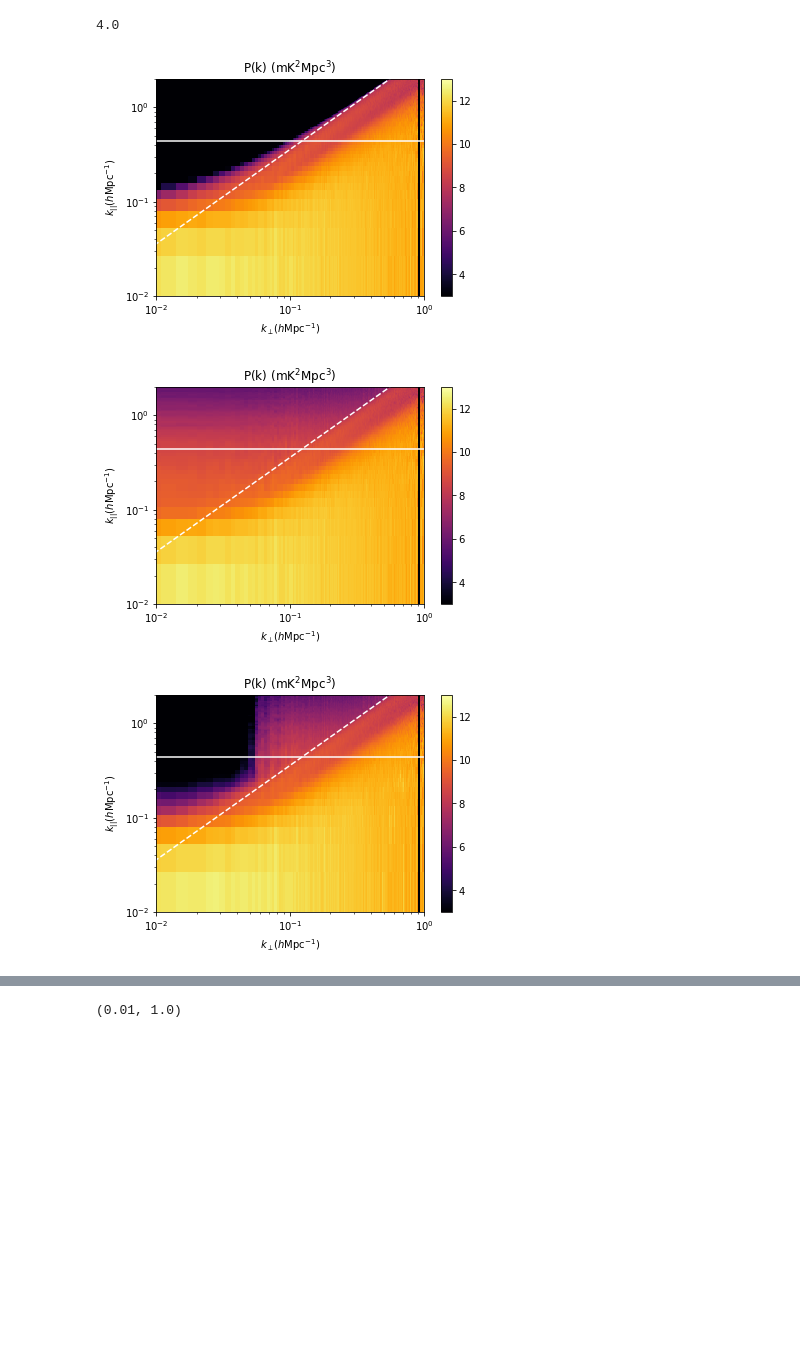
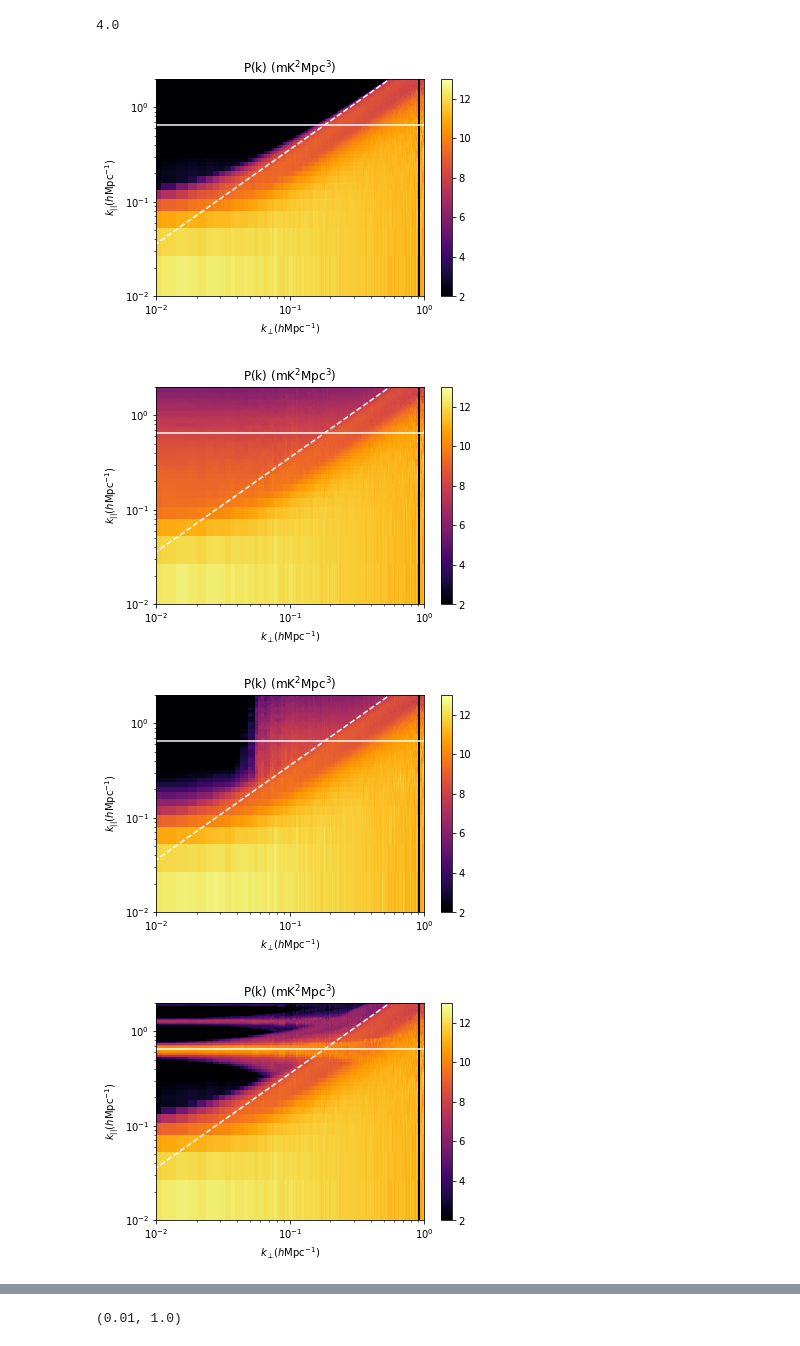
Before and after one commit to aewallwi/stefcal_uvdata, a Jupyter notebook: examples/test_stefcal_multicore_iterate_flagNeff_mwa128_200chan_smallSigma_noCentralSource.ipynb, the cells around one changed output, grey strips where cells are left out. Cells and saved outputs as stored; diff of their text form; code cells hidden in the pictures; blank space fills up the shorter version.

```diff
--- a/examples/test_stefcal_multicore_iterate_flagNeff_mwa128_200chan_smallSigma_noCentralSource.ipynb
+++ b/examples/test_stefcal_multicore_iterate_flagNeff_mwa128_200chan_smallSigma_noCentralSource.ipynb
@@ -602,13 +602,14 @@ nC=400
 kperp_e,kpara_e,vGrid_true=getCalibrationGrid(testArray,testArrayModel,gains,gains,flagList,nCells=nC)
 _,_,vGrid_w=getCalibrationGrid(testArray,testArrayModel,gains,gainSolutionsWeighted,flagList,nCells=nC)
 _,_,vGrid_e=getCalibrationGrid(testArray,testArrayModel,gains,gainSolutions,flagList,nCells=nC)
+_,_,vGrid_u=getCalibrationGrid(testArray,testArrayModel,gains,np.ones_like(gains),flagList,nCells=nC)
 # %%
 wVal=cosmology.wedge(cosmology.f2z(cFreq))
 wLine=kperp_e*wVal
 kperpG,kparG=np.meshgrid(kperp_e,kpara_e)
 
-plt.pcolor(kperpG,kparG,np.log10(vGrid_true*(86e-3/1)**1.25),cmap='inferno',vmin=3,vmax=13)
-plt.axhline(cosmology.eta2kpara(rDelay,cosmology.f2z(cFreq)),color='w')
+plt.pcolor(kperpG,kparG,np.log10(vGrid_true*(86e-3/1)**1.25),cmap='inferno',vmin=2,vmax=13)
+plt.axhline(cosmology.eta2kpara(rDelay,cosmology.f2z(cFreq))/littleh,color='w')
 plt.plot(kperp_e,wLine,ls='--',color='w')
 plt.colorbar()
 plt.title('P(k) (mK$^2$Mpc$^3$)')
@@ -616,40 +617,56 @@ plt.xlabel('$k_\perp$($h$Mpc$^{-1}$)')
 plt.ylabel('$k_{||}$($h$Mpc$^{-1}$)')
 plt.xscale('log')
 plt.yscale('log')
 plt.ylim(1e-2,2e0)
 plt.xlim(1e-2,1e0)
-plt.savefig('/csr/mwa/aaronew/stefcal/writeup/mwa128_wedge_noErrors_noBS.pdf',bbox_inches='tight')
+plt.savefig('/csr/mwa/aaronew/stefcal/writeup/mwa128_wedge_noErrors_noBS.png',bbox_inches='tight')
 plt.show()
 
-plt.pcolor(kperpG,kparG,np.log10(vGrid_e*(86e-3/1)**1.25),cmap='inferno',vmin=3,vmax=13)
-plt.axhline(cosmology.eta2kpara(rDelay,cosmology.f2z(cFreq)),color='w')
+plt.pcolor(kperpG,kparG,np.log10(vGrid_e*(86e-3/1)**1.25),cmap='inferno',vmin=2,vmax=13)
+plt.axhline(cosmology.eta2kpara(rDelay,cosmology.f2z(cFreq))/littleh,color='w')
 plt.plot(kperp_e,wLine,ls='--',color='w')
 plt.colorbar()
 plt.title('P(k) (mK$^2$Mpc$^3$)')
 plt.xlabel('$k_\perp$($h$Mpc$^{-1}$)')
 plt.ylabel('$k_{||}$($h$Mpc$^{-1}$)')
 plt.xscale('log')
 plt.yscale('log')
 plt.ylim(1e-2,2e0)
 plt.xlim(1e-2,1e0)
-plt.savefig('/csr/mwa/aaronew/stefcal/writeup/mwa128_wedge_srcErrors_noBS.pdf',bbox_inches='tight')
+plt.savefig('/csr/mwa/aaronew/stefcal/writeup/mwa128_wedge_srcErrors_noBS.png',bbox_inches='tight')
 plt.show()
 
 
-plt.pcolor(kperpG,kparG,np.log10(vGrid_w*(86e-3/1)**1.25),cmap='inferno',vmin=3,vmax=13)
-plt.axhline(cosmology.eta2kpara(rDelay,cosmology.f2z(cFreq)),color='w')
+plt.pcolor(kperpG,kparG,np.log10(vGrid_w*(86e-3/1)**1.25),cmap='inferno',vmin=2,vmax=13)
+plt.axhline(cosmology.eta2kpara(rDelay,cosmology.f2z(cFreq))/littleh,color='w')
 plt.plot(kperp_e,wLine,ls='--',color='w')
 plt.colorbar()
 plt.title('P(k) (mK$^2$Mpc$^3$)')
 plt.xlabel('$k_\perp$($h$Mpc$^{-1}$)')
 plt.ylabel('$k_{||}$($h$Mpc$^{-1}$)')
 plt.xscale('log')
 plt.yscale('log')
 plt.ylim(1e-2,2e0)
 plt.xlim(1e-2,1e0)
-plt.savefig('/csr/mwa/aaronew/stefcal/writeup/mwa128_wedge_weightedErrors_noBS.pdf',bbox_inches='tight')
+plt.savefig('/csr/mwa/aaronew/stefcal/writeup/mwa128_wedge_weightedErrors_noBS.png',bbox_inches='tight')
 plt.show()
+
+
+plt.pcolor(kperpG,kparG,np.log10(vGrid_u*(86e-3/1)**1.25),cmap='inferno',vmin=2,vmax=13)
+plt.axhline(cosmology.eta2kpara(rDelay,cosmology.f2z(cFreq))/littleh,color='w')
+plt.plot(kperp_e,wLine,ls='--',color='w')
+plt.colorbar()
+plt.title('P(k) (mK$^2$Mpc$^3$)')
+plt.xlabel('$k_\perp$($h$Mpc$^{-1}$)')
+plt.ylabel('$k_{||}$($h$Mpc$^{-1}$)')
+plt.xscale('log')
+plt.yscale('log')
+plt.ylim(1e-2,2e0)
+plt.xlim(1e-2,1e0)
+plt.savefig('/csr/mwa/aaronew/stefcal/writeup/mwa128_wedge_uncorrected_noBS.pdf',bbox_inches='tight')
+plt.show()
 # %% [output]
-[figure, old version]
+[figure, new version]
-[figure, old version]
+[figure, new version]
-[figure, old version]
+[figure, new version]
+[figure, added]
```
Also changed, not shown: parts of 1 cell of this notebook, 4 other files.
